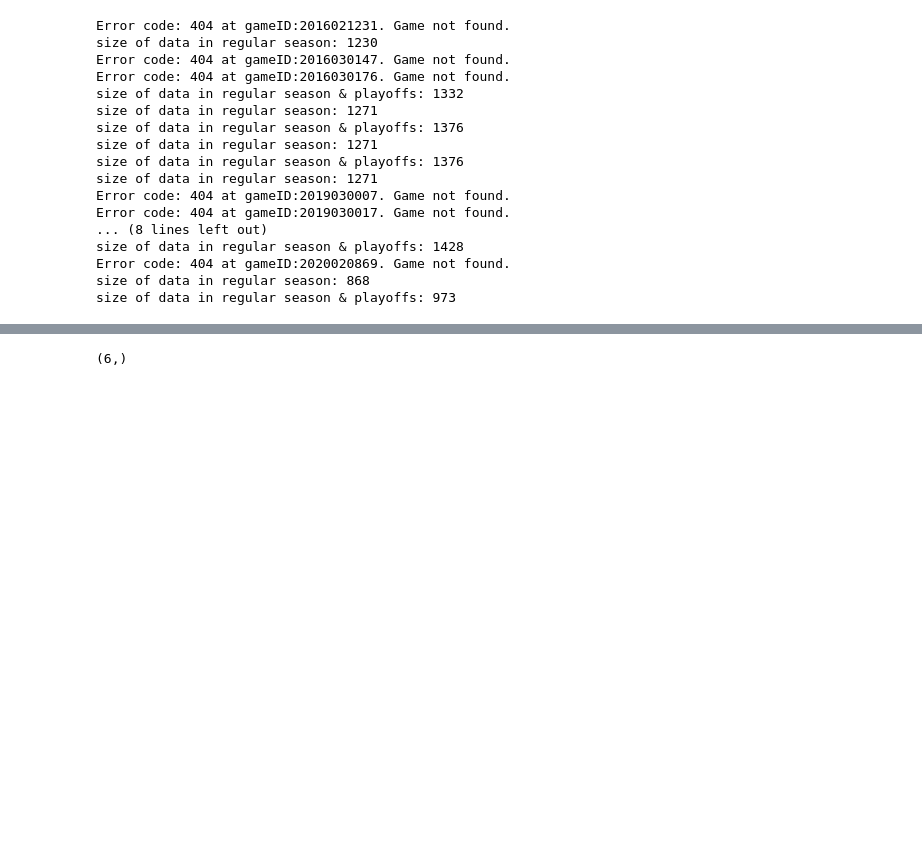
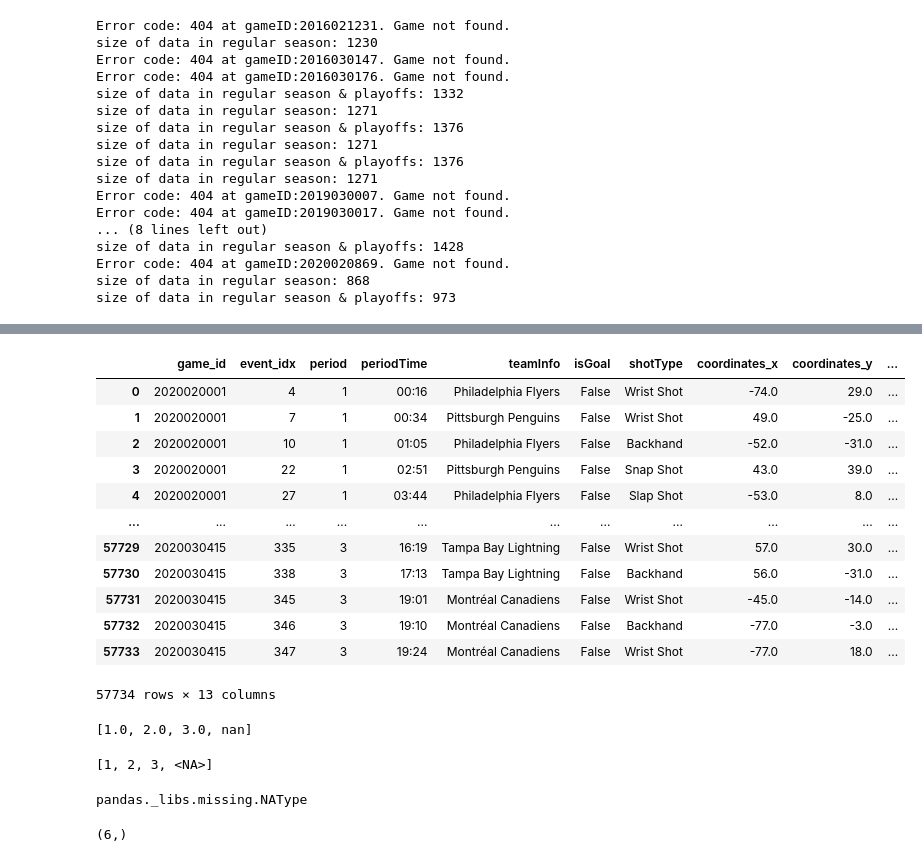
Before and after one commit to Jawing/ift6758-project-template-main, a Jupyter notebook: notebooks/Qilin_Wang.ipynb, the cells around one changed output, grey strips where cells are left out. Cells and saved outputs as stored; diff of their text form; code cells hidden in the pictures; blank space fills up the shorter version.

```diff
--- a/notebooks/Qilin_Wang.ipynb
+++ b/notebooks/Qilin_Wang.ipynb
@@ -157,0 +129,2 @@ NameError: name 'df2019' is not defined
+# %%
+df_2020 = loadstats(2020, './data/')
@@ -157,0 +208,2 @@ NameError: name 'df2019' is not defined
+# %%
+d2020 = tidyData(df_2020)
@@ -157,0 +228,30 @@ NameError: name 'df2019' is not defined
+# %%
+d2020
+# %% [output]
+|  | game_id | event_idx | period | periodTime | teamInfo | isGoal | shotType | coordinates_x | coordinates_y | ... |
+| 0 | 2020020001 | 4 | 1 | 00:16 | Philadelphia Flyers | False | Wrist Shot | -74.0 | 29.0 | ... |
+| 1 | 2020020001 | 7 | 1 | 00:34 | Pittsburgh Penguins | False | Wrist Shot | 49.0 | -25.0 | ... |
+| 2 | 2020020001 | 10 | 1 | 01:05 | Philadelphia Flyers | False | Backhand | -52.0 | -31.0 | ... |
+| 3 | 2020020001 | 22 | 1 | 02:51 | Pittsburgh Penguins | False | Snap Shot | 43.0 | 39.0 | ... |
+| 4 | 2020020001 | 27 | 1 | 03:44 | Philadelphia Flyers | False | Slap Shot | -53.0 | 8.0 | ... |
+| ... | ... | ... | ... | ... | ... | ... | ... | ... | ... | ... |
+| 57729 | 2020030415 | 335 | 3 | 16:19 | Tampa Bay Lightning | False | Wrist Shot | 57.0 | 30.0 | ... |
+| 57730 | 2020030415 | 338 | 3 | 17:13 | Tampa Bay Lightning | False | Backhand | 56.0 | -31.0 | ... |
+| 57731 | 2020030415 | 345 | 3 | 19:01 | Montréal Canadiens | False | Wrist Shot | -45.0 | -14.0 | ... |
+| 57732 | 2020030415 | 346 | 3 | 19:10 | Montréal Canadiens | False | Backhand | -77.0 | -3.0 | ... |
+| 57733 | 2020030415 | 347 | 3 | 19:24 | Montréal Canadiens | False | Wrist Shot | -77.0 | 18.0 | ... |
+57734 rows × 13 columns
+# %%
+a = np.array([1, 2, 3, np.NaN]).tolist()
+a
+# %% [output]
+[1.0, 2.0, 3.0, nan]
+# %%
+b = np.array([1, 2, 3, pd.NA]).tolist()
+b
+# %% [output]
+[1, 2, 3, <NA>]
+# %%
+pd.Series([1,2,3,pd.NA])[3]
+# %% [output]
+pandas._libs.missing.NAType
```
Also changed, not shown: parts of 23 cells of this notebook, 1 other file.
